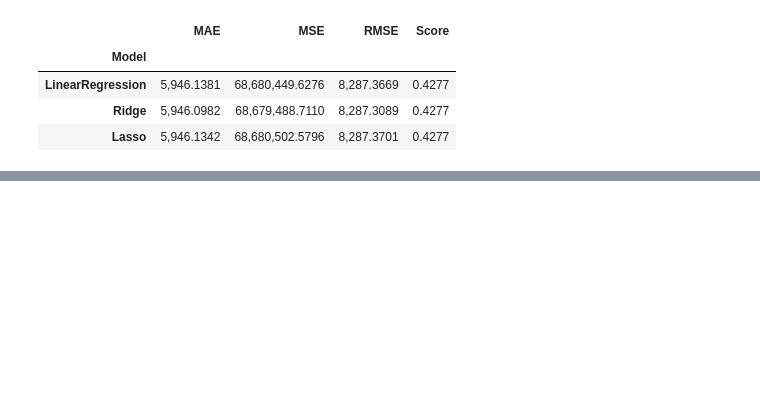
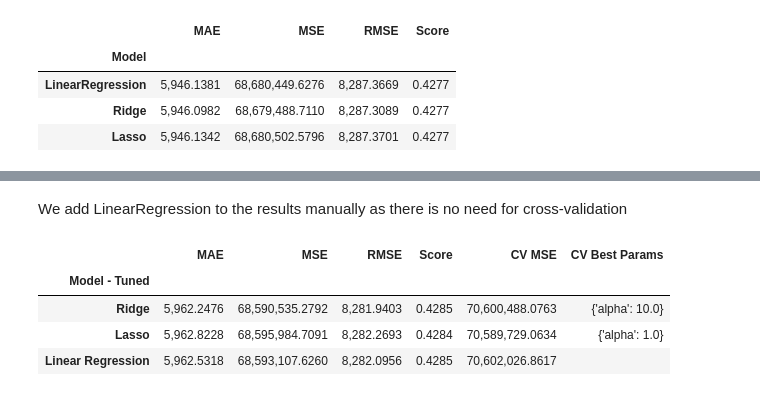
Before and after one commit to fazeelgm/UCB_ML_AI_PracticalApp_II, a Jupyter notebook: DataModels.ipynb, the cells around one changed output, grey strips where cells are left out. Saved outputs shown, nothing was run; the diff lists cells and outputs as text; code cells hidden in the pictures; blank space fills up the shorter version.

Commit message:
Finished modeling; Added styling to utils

```diff
--- a/DataModels.ipynb
+++ b/DataModels.ipynb
@@ -773,0 +271,10 @@ dfi.export(results_baseline_df.style.format('{:,.2f}'), 'images/results_baseline
+# %%
+models = {
+    'Ridge': Ridge(),
+    'Lasso': Lasso()
+}
+
+param_grid = {
+    'Ridge': {'alpha': [0.1, 1.0, 10.0]},
+    'Lasso': {'alpha': [0.01, 0.1, 1.0]}
+}
@@ -773,0 +323,23 @@ dfi.export(results_baseline_df.style.format('{:,.2f}'), 'images/results_baseline
+# %% [markdown]
+We add LinearRegression to the results manually as there is no need for cross-validation
+# %%
+# Handle LinearRegression manually
+linear_model = LinearRegression()
+
+linear_cv_score = cross_val_score(linear_model, X_train_scaled, y_train, cv=cv, scoring='neg_mean_squared_error')
+logging.debug(f'Linear Regression CV MSE: {-np.mean(linear_cv_score)}')
+
+# Train Linear Regression model
+linear_model.fit(X_train_scaled, y_train)
+
+# This is the best estimator for LinearRegression as there is no tuning
+model='Linear Regression'
+best_models[model] = linear_model
+cv_scores[model] = linear_cv_score
+cv_mses[model] = -np.mean(linear_cv_score)
+best_params[model] = ''
+
+# Make predictions
+linear_pred = linear_model.predict(X_test_scaled)
+
+results_tuned.append(get_model_metrics_as_results('Linear Regression', linear_pred, y_test, r2_score(y_test, linear_pred)))
@@ -773,0 +348,20 @@ dfi.export(results_baseline_df.style.format('{:,.2f}'), 'images/results_baseline
+# %%
+# Generate results table
+results_tuned_df = pd.DataFrame(results_tuned,
+                                columns=['Model - Tuned','MAE', 'MSE', 'RMSE', 'Score']
+                               ).set_index('Model - Tuned')
+
+# Add BestParams as a new column
+results_tuned_df['CV MSE'] = results_tuned_df.index.map(cv_mses)
+results_tuned_df['CV Best Params'] = results_tuned_df.index.map(best_params)
+
+# Export results for README
+results_tuned_df_styled = my_utils.df_style_floats(results_tuned_df)
+dfi.export(results_tuned_df_styled, 'images/results_tuned_table.png')
+results_tuned_df_styled
+# %% [output]
+|  | MAE | MSE | RMSE | Score | CV MSE | CV Best Params |
+| Model - Tuned |  |  |  |  |  |  |
+| Ridge | 5,962.2476 | 68,590,535.2792 | 8,281.9403 | 0.4285 | 70,600,488.0763 | {'alpha': 10.0} |
+| Lasso | 5,962.8228 | 68,595,984.7091 | 8,282.2693 | 0.4284 | 70,589,729.0634 | {'alpha': 1.0} |
+| Linear Regression | 5,962.5318 | 68,593,107.6260 | 8,282.0956 | 0.4285 | 70,602,026.8617 |  |
```
Also changed, not shown: parts of 70 cells of this notebook, 4 other files.
